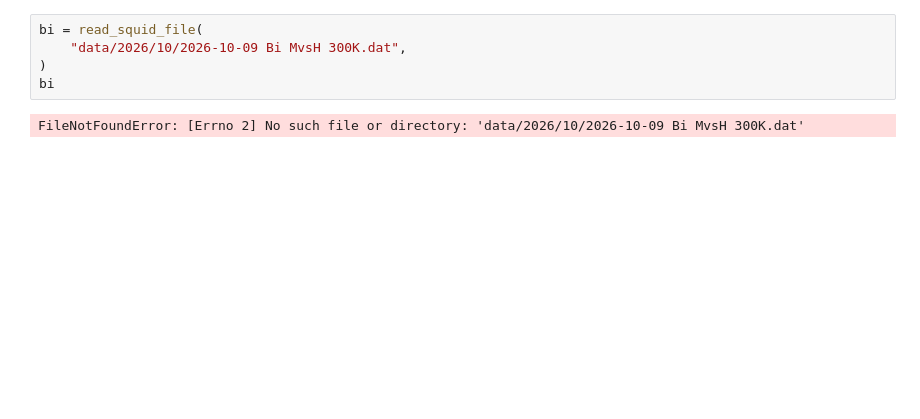
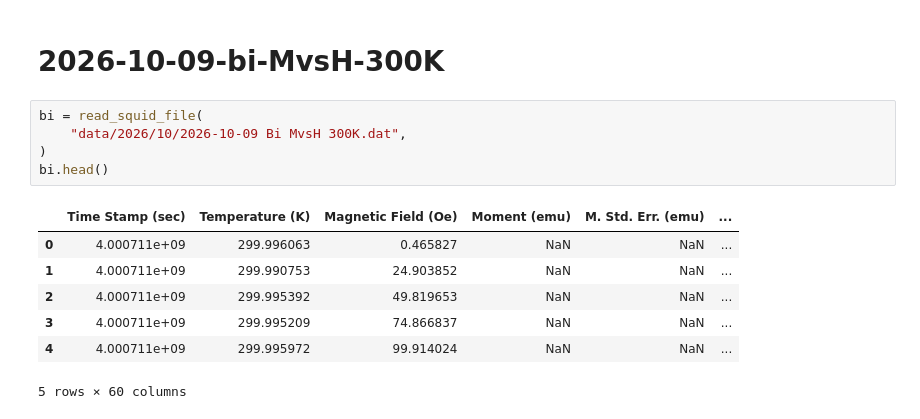
Before and after one commit to OlliePentecost/high-temperature-superconductivity, a Jupyter notebook: 2026-10-09-Bi-MvsH-300K.ipynb, the cells around one changed output. Cells and saved outputs as stored; diff of their text form; blank space fills up the shorter version.

```diff
--- a/2026-10-09-Bi-MvsH-300K.ipynb
+++ b/2026-10-09-Bi-MvsH-300K.ipynb
@@ -5,7 +50,15 @@ from functions import read_squid_file
+# %% [markdown]
+# 2026-10-09-bi-MvsH-300K
 # %%
 bi = read_squid_file(
     "data/2026/10/2026-10-09 Bi MvsH 300K.dat",
 )
-bi
+bi.head()
 # %% [output]
+|  | Time Stamp (sec) | Temperature (K) | Magnetic Field (Oe) | Moment (emu) | M. Std. Err. (emu) | ... |
+| 0 | 4.000711e+09 | 299.996063 | 0.465827 | NaN | NaN | ... |
+| 1 | 4.000711e+09 | 299.990753 | 24.903852 | NaN | NaN | ... |
+| 2 | 4.000711e+09 | 299.995392 | 49.819653 | NaN | NaN | ... |
+| 3 | 4.000711e+09 | 299.995209 | 74.866837 | NaN | NaN | ... |
+| 4 | 4.000711e+09 | 299.995972 | 99.914024 | NaN | NaN | ... |
-FileNotFoundError: [Errno 2] No such file or directory: 'data/2026/10/2026-10-09 Bi MvsH 300K.dat'
+5 rows × 60 columns
```
Also changed, not shown: parts of 8 cells of this notebook.
